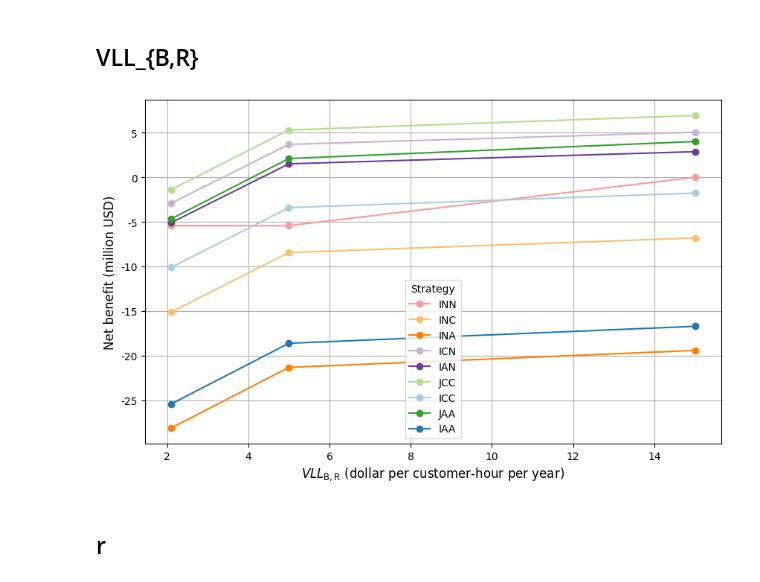
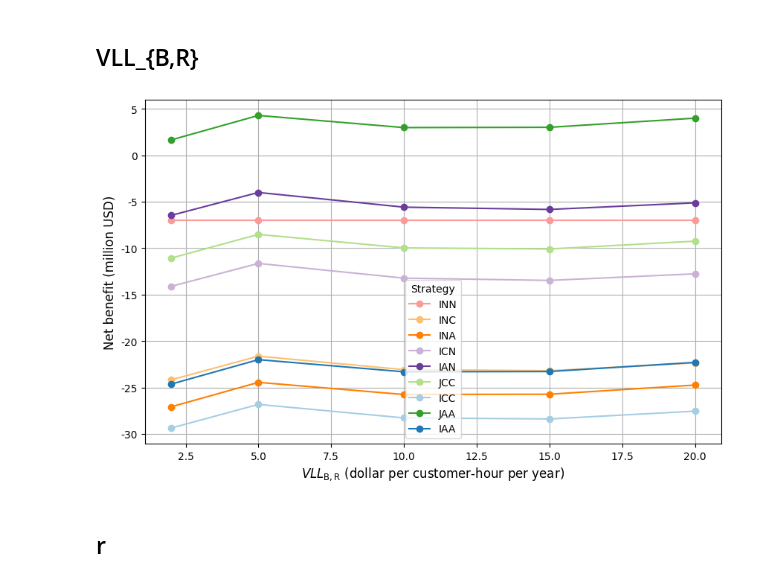
Before and after one commit to narslab/project-groundwork, a Jupyter notebook: bin/jupyter/sensivity-for-all-strategies-net-benefit.ipynb, the cells around one changed output. Saved outputs shown, nothing was run; the diff lists cells and outputs as text; code cells hidden in the pictures.

Commit message:
Sensitivity with VLL_B,R=5

```diff
--- a/bin/jupyter/sensivity-for-all-strategies-net-benefit.ipynb
+++ b/bin/jupyter/sensivity-for-all-strategies-net-benefit.ipynb
@@ -110,8 +110,10 @@ plt.show()
 # %% [markdown]
 ## VLL_{B,R}
 # %%
+base_path = '../../results/outcomes/Sensitivity2/'
+
 # List of VLL_{E,R} values
-vll_values = [2.1, 5, 15]
+vll_values = [2, 5, 10, 15, 20]
 
 # Dictionary to hold data
 data = {}
@@ -123,34 +125,34 @@ for vll in vll_values:
     # Make sure the strategy names are set as the index
     df.set_index('Strategy', inplace=True)
     data[vll] = df['net_benefit']  # Change 'sai' to 'vll'
 
 # Create a DataFrame from the dictionary
 combined_df = pd.DataFrame(data)
 
 # Define colors for each strategy
 strategy_colors = {
     'INN': '#FB9A99', 'INC': '#FDBF6F', 'INA': '#FF7F00', 'ICN': '#CAB2D6',
     'IAN': '#6A3D9A', 'JCC': '#B2DF8A', 'ICC': '#A6CEE3', 'JAA': '#33A02C', 'IAA': '#1F78B4'
 }
 
 
 # Plotting
 plt.figure(figsize=(10, 6))
 for strategy in combined_df.index:
     plt.plot(combined_df.columns, combined_df.loc[strategy], label=strategy, marker='o', color=strategy_colors[strategy])
 
 # Set y-axis formatter
 formatter = FuncFormatter(millions_formatter)
 plt.gca().yaxis.set_major_formatter(formatter)
 
 plt.xlabel(r'$VLL_{\mathrm{B,R}}$ (dollar per customer-hour per year)', fontsize=12)
 plt.ylabel('Net benefit (million USD)', fontsize=12)
 plt.legend(title='Strategy', fontsize=10)
 plt.grid(True)
 
 plt.show()
 # %% [output]
-[figure, old version]
+[figure, new version]
 # %% [markdown]
 ## r
 # %%
```
Also changed, not shown: 5 other files.
